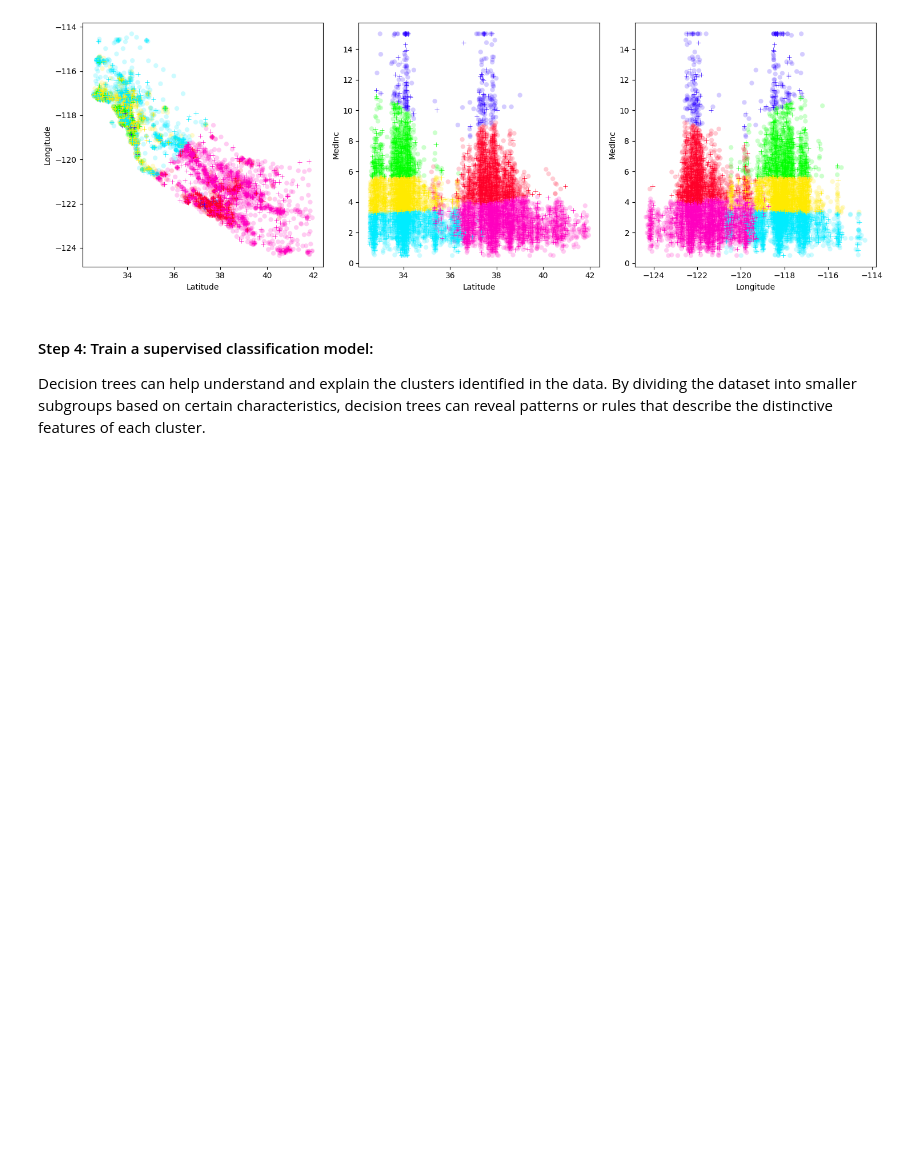
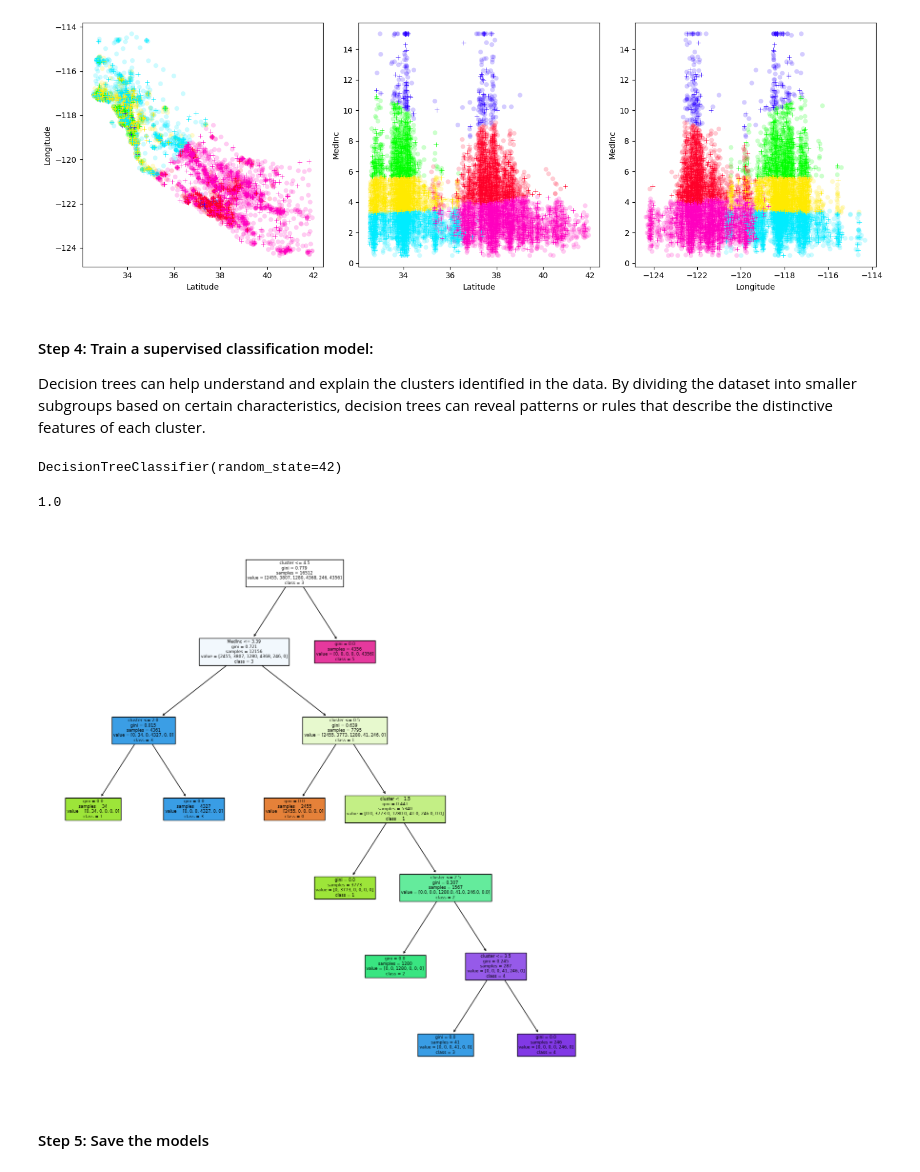
Before and after one commit to 4GeeksAcademy/machine-learning-K-means-Juli-MM, a Jupyter notebook: src/explore.ipynb, the cells around one changed output. Cells and saved outputs as stored; diff of their text form; code cells hidden in the pictures; blank space fills up the shorter version.

```diff
--- a/src/explore.ipynb
+++ b/src/explore.ipynb
@@ -71,14 +71,14 @@ X_train.head()
 # %%
 from sklearn.cluster import KMeans
 
-model = KMeans(n_clusters = 6, n_init = "auto", random_state = 42)
-model.fit(X_train)
+model_unsupervised = KMeans(n_clusters = 6, n_init = "auto", random_state = 42)
+model_unsupervised.fit(X_train)
 # %% [output]
 KMeans(n_clusters=6, random_state=42)
 # %%
 # Include "cluster" column to our dataset:
 
-y_train = list(model.labels_)
+y_train = list(model_unsupervised.labels_)
 X_train["cluster"] = y_train
 X_train.head()
 # %% [output]
@@ -137,3 +137,29 @@ plt.show()
 #### Step 4: Train a supervised classification model:
 
 Decision trees can help understand and explain the clusters identified in the data. By dividing the dataset into smaller subgroups based on certain characteristics, decision trees can reveal patterns or rules that describe the distinctive features of each cluster.
+# %%
+from sklearn.tree import DecisionTreeClassifier
+
+model_supervised = DecisionTreeClassifier(random_state = 42)
+model_supervised.fit(X_train, y_train)
+# %% [output]
+DecisionTreeClassifier(random_state=42)
+# %%
+from sklearn.metrics import accuracy_score
+
+y_pred = model_supervised.predict(X_test)
+accuracy_score(y_test, y_pred)
+# %% [output]
+1.0
+# %%
+from sklearn import tree
+
+fig = plt.figure(figsize=(15,15))
+
+tree.plot_tree(model_supervised, feature_names = list(X_train.columns), class_names = ["0", "1", "2", "3", "4", "5"], filled = True)
+
+plt.show()
+# %% [output]
+[figure, added]
+# %% [markdown]
+#### Step 5: Save the models
```
Also changed, not shown: parts of 2 cells of this notebook, 2 other files.
